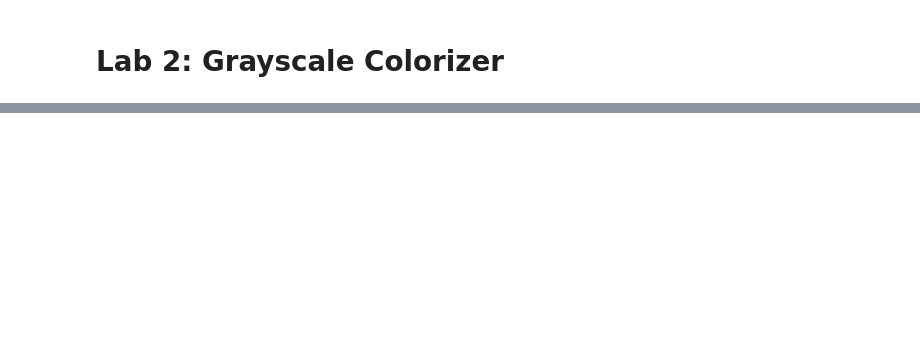
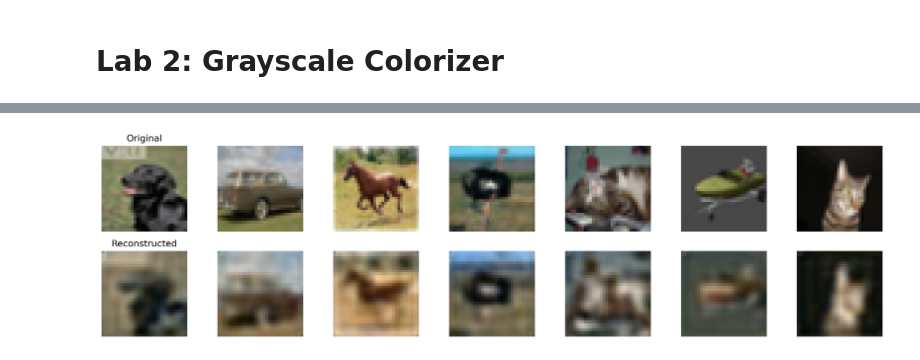
Before and after one commit to k0glin/Grayscale-colorizer, a Jupyter notebook: Grayscale-Colorizer.ipynb, the cells around one changed output, grey strips where cells are left out. Saved outputs shown, nothing was run; the diff lists cells and outputs as text; code cells hidden in the pictures; blank space fills up the shorter version.

```diff
--- a/Grayscale-Colorizer.ipynb
+++ b/Grayscale-Colorizer.ipynb
@@ -71,0 +264,40 @@ NameError: name 'self' is not defined
+# %%
+import torch
+import matplotlib.pyplot as plt
+
+model.eval()
+
+# 1. Take a single batch from the test (or val) loader
+img, _ = next(iter(test_loader))
+img = img.to(device)
+
+# 2. Get reconstructions
+with torch.no_grad():
+    reconstruction, latent = model(imgs)
+
+# 3. Move to CPU and (optionally) undo normalization
+orig = img.cpu()
+rec  = reconstruction.cpu()
+
+# 4. Plot first 7 originals and their reconstructions
+n_show = 7
+fig, ax = plt.subplots(2, n_show, figsize=(15, 4), dpi=250)
+
+for i in range(n_show):
+    # [C, H, W] -> [H, W, C]
+    img_np = orig[i].numpy().transpose((1, 2, 0))
+    rec_np = rec[i].numpy().transpose((1, 2, 0))
+
+    ax[0, i].imshow(img_np)
+    ax[0, i].axis('off')
+
+    ax[1, i].imshow(rec_np)
+    ax[1, i].axis('off')
+ax[0, 0].set_title('Original')
+ax[1, 0].set_title('Reconstructed')
+plt.tight_layout()
+plt.show()
+
+# remember to add title to the graph
+# %% [output]
+[figure, added]
```
Also changed, not shown: parts of 15 cells of this notebook.
